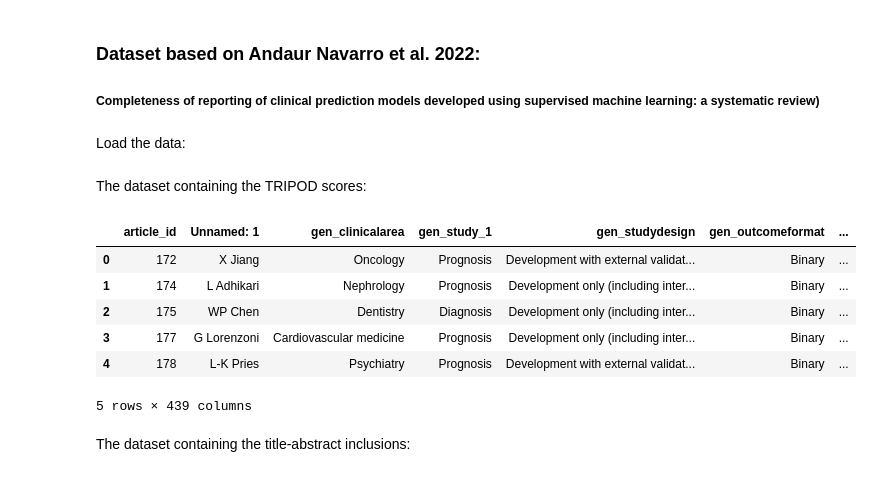
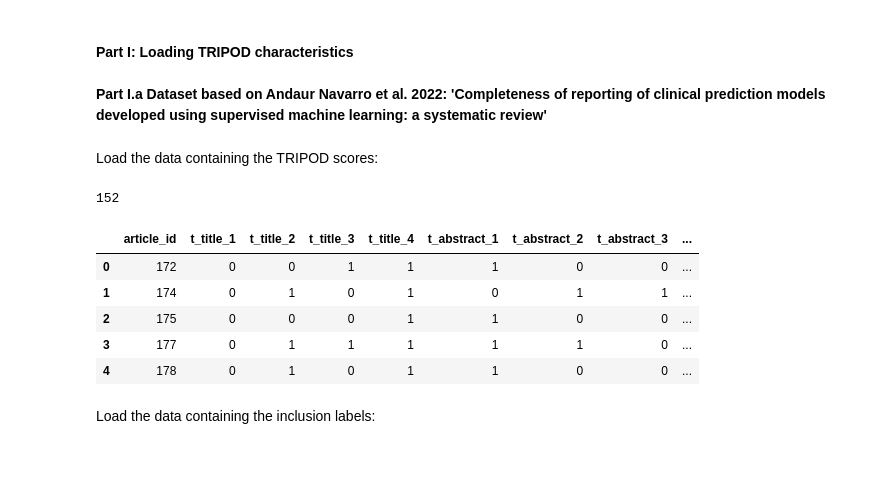
Before and after one commit to isa-sp/TAR-abstracts, a Jupyter notebook: code/data_preprocessing.ipynb, the cells around one changed output. Cells and saved outputs as stored; diff of their text form; code cells hidden in the pictures.

Commit message:
Complete processing for dataset 2

```diff
--- a/code/data_preprocessing.ipynb
+++ b/code/data_preprocessing.ipynb
@@ -9,23 +18,30 @@ path_data = 'data/'
+# %% [markdown]
+#### **Part I: Loading TRIPOD characteristics**
 # %% [markdown]
-### Dataset based on Andaur Navarro et al. 2022:
-##### Completeness of reporting of clinical prediction models developed using supervised machine learning: a systematic review)
+**Part I.a Dataset based on Andaur Navarro et al. 2022: 'Completeness of reporting of clinical prediction models developed using supervised machine learning: a systematic review'**
 # %% [markdown]
-Load the data:
+Load the data containing the TRIPOD scores:
 # %%
-df1_scores = pd.read_csv(path_data + 'AndaurNavarro/20201127_DATA_TRIPOD.csv')
-df1_labels = pd.read_excel(path_data + 'AndaurNavarro/Prog_reporting_labeled_ids.xlsx')
+df1_scores = pd.read_csv(path_data + 'AndaurNavarro_et_al_2022/20201127_DATA_TRIPOD.csv')
+
+# Select only the relevant columns:
+df1_scores_sel = df1_scores[['article_id',
+                             't_title_1', 't_title_2', 't_title_3', 't_title_4',
+                             't_abstract_1', 't_abstract_2', 't_abstract_3', 't_abstract_4',
+                             't_abstract_5', 't_abstract_6', 't_abstract_7', 't_abstract_8',
+                             't_abstract_9', 't_abstract_10', 't_abstract_11', 't_abstract_12']]
+# Check that there are 152 inclusions in the review that were scored with TRIPOD
+print(len(df1_scores_sel))
+
+df1_scores_sel.head()
+# %% [output]
+152
+|  | article_id | t_title_1 | t_title_2 | t_title_3 | t_title_4 | t_abstract_1 | t_abstract_2 | t_abstract_3 | ... |
+| 0 | 172 | 0 | 0 | 1 | 1 | 1 | 0 | 0 | ... |
+| 1 | 174 | 0 | 1 | 0 | 1 | 0 | 1 | 1 | ... |
+| 2 | 175 | 0 | 0 | 0 | 1 | 1 | 0 | 0 | ... |
+| 3 | 177 | 0 | 1 | 1 | 1 | 1 | 1 | 0 | ... |
+| 4 | 178 | 0 | 1 | 0 | 1 | 1 | 0 | 0 | ... |
-# %% [markdown]
-The dataset containing the TRIPOD scores:
-# %%
-df1_scores.head()
-# %% [output]
-|  | article_id | Unnamed: 1 | gen_clinicalarea | gen_study_1 | gen_studydesign | gen_outcomeformat | ... |
-| 0 | 172 | X Jiang | Oncology | Prognosis | Development with external validat... | Binary | ... |
-| 1 | 174 | L Adhikari | Nephrology | Prognosis | Development only (including inter... | Binary | ... |
-| 2 | 175 | WP Chen | Dentistry | Diagnosis | Development only (including inter... | Binary | ... |
-| 3 | 177 | G Lorenzoni | Cardiovascular medicine | Prognosis | Development only (including inter... | Binary | ... |
-| 4 | 178 | L-K Pries | Psychiatry | Prognosis | Development with external validat... | Binary | ... |
-5 rows × 439 columns
 # %% [markdown]
-The dataset containing the title-abstract inclusions:
+Load the data containing the inclusion labels:
 # %%
```
Also changed, not shown: parts of 20 cells of this notebook.
